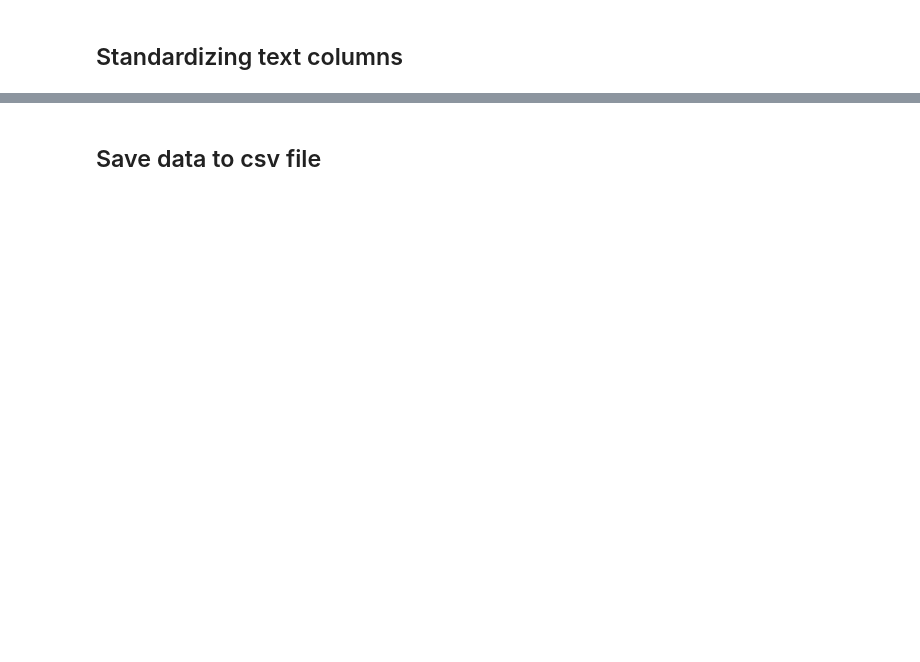
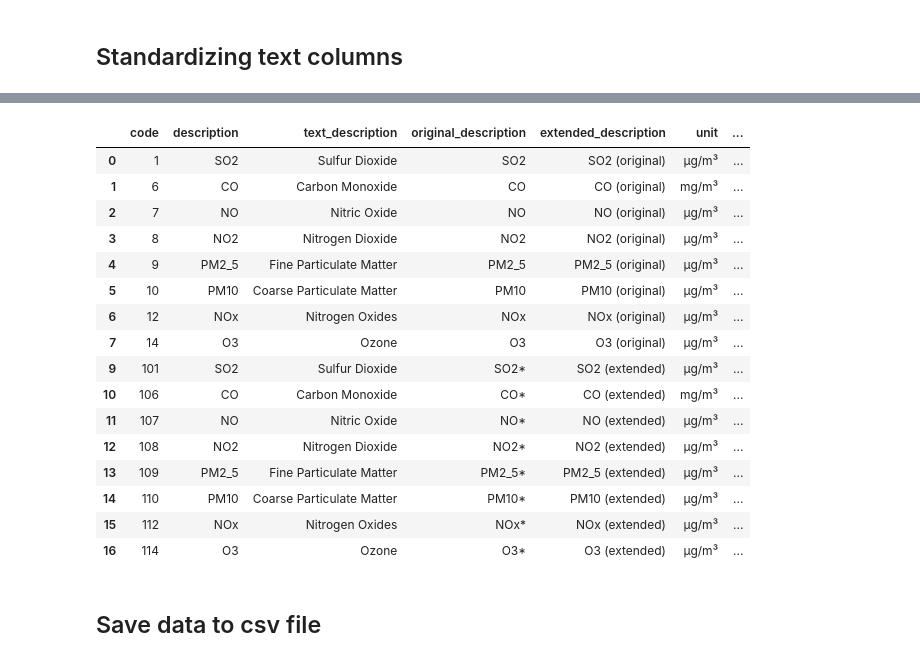
Before and after one commit to RafaelBranco21/2526_air_quality_forecast_msc_project, a Jupyter notebook: code/eda_contaminants.ipynb, the cells around one changed output, grey strips where cells are left out. Cells and saved outputs as stored; diff of their text form; code cells hidden in the pictures; blank space fills up the shorter version.

```diff
--- a/code/eda_contaminants.ipynb
+++ b/code/eda_contaminants.ipynb
@@ -309,0 +323,14 @@ df_key_contaminants
+# %%
+# Remove '*' from the new contaminants extended_description
+df_key_contaminants.extended_description = \
+    df_key_contaminants.extended_description.str.replace('*', ' (extended)')
+
+# Replace 'NOX' for 'NOx'
+df_key_contaminants.extended_description = \
+    df_key_contaminants.extended_description.str.replace('X', 'x')
+
+# Possible problem with data onward (description name can be used as variable names,
+# keys or column names)
+# PM2.5 -> The '.' can be a problem and will be replaced with '_'
+df_key_contaminants.extended_description = \
+    df_key_contaminants.extended_description.str.replace('.', '_')
@@ -309,0 +342,3 @@ df_key_contaminants
+# %%
+df_key_contaminants['is_original_contaminant'] = \
+    ~df_key_contaminants.extended_description.str.contains('\(extended\)')
@@ -310,3 +365,52 @@ df_key_contaminants
+# %%
+# Create a new column 'original_description' as a copy of 'description'
+df_key_contaminants['original_description'] = \
+    df_key_contaminants.description
+
+# Add '*' to the original contaminants description
+df_key_contaminants.loc[ \
+    ~df_key_contaminants.is_original_contaminant, \
+    'original_description' \
+] += '*'
+
+pollutant_code_to_description_map = {
+    "SO2": "Sulfur Dioxide",
+    "PM2_5": "Fine Particulate Matter",
+    "NO2": "Nitrogen Dioxide",
+    "NO": "Nitric Oxide",
+    "CO": "Carbon Monoxide",
+    "PM10": "Coarse Particulate Matter",
+    "NOx": "Nitrogen Oxides",
+    "O3": "Ozone"
+}
+
+df_key_contaminants['text_description'] = \
+    df_key_contaminants['description'].map(pollutant_code_to_description_map)
+
+# Reorder columns in DataFrame
+df_key_contaminants = df_key_contaminants[['code', 'description',
+    'text_description', 'original_description', 'extended_description',
+    'unit', 'is_original_contaminant']]
+
+df_key_contaminants
+# %% [output]
+|  | code | description | text_description | original_description | extended_description | unit | ... |
+| 0 | 1 | SO2 | Sulfur Dioxide | SO2 | SO2 (original) | µg/m³ | ... |
+| 1 | 6 | CO | Carbon Monoxide | CO | CO (original) | mg/m³ | ... |
+| 2 | 7 | NO | Nitric Oxide | NO | NO (original) | µg/m³ | ... |
+| 3 | 8 | NO2 | Nitrogen Dioxide | NO2 | NO2 (original) | µg/m³ | ... |
+| 4 | 9 | PM2_5 | Fine Particulate Matter | PM2_5 | PM2_5 (original) | µg/m³ | ... |
+| 5 | 10 | PM10 | Coarse Particulate Matter | PM10 | PM10 (original) | µg/m³ | ... |
+| 6 | 12 | NOx | Nitrogen Oxides | NOx | NOx (original) | µg/m³ | ... |
+| 7 | 14 | O3 | Ozone | O3 | O3 (original) | µg/m³ | ... |
+| 9 | 101 | SO2 | Sulfur Dioxide | SO2* | SO2 (extended) | µg/m³ | ... |
+| 10 | 106 | CO | Carbon Monoxide | CO* | CO (extended) | mg/m³ | ... |
+| 11 | 107 | NO | Nitric Oxide | NO* | NO (extended) | µg/m³ | ... |
+| 12 | 108 | NO2 | Nitrogen Dioxide | NO2* | NO2 (extended) | µg/m³ | ... |
+| 13 | 109 | PM2_5 | Fine Particulate Matter | PM2_5* | PM2_5 (extended) | µg/m³ | ... |
+| 14 | 110 | PM10 | Coarse Particulate Matter | PM10* | PM10 (extended) | µg/m³ | ... |
+| 15 | 112 | NOx | Nitrogen Oxides | NOx* | NOx (extended) | µg/m³ | ... |
+| 16 | 114 | O3 | Ozone | O3* | O3 (extended) | µg/m³ | ... |
 # %% [markdown]
 ## Save data to csv file
 # %%
```
Also changed, not shown: parts of 46 cells of this notebook, 3 other files.
